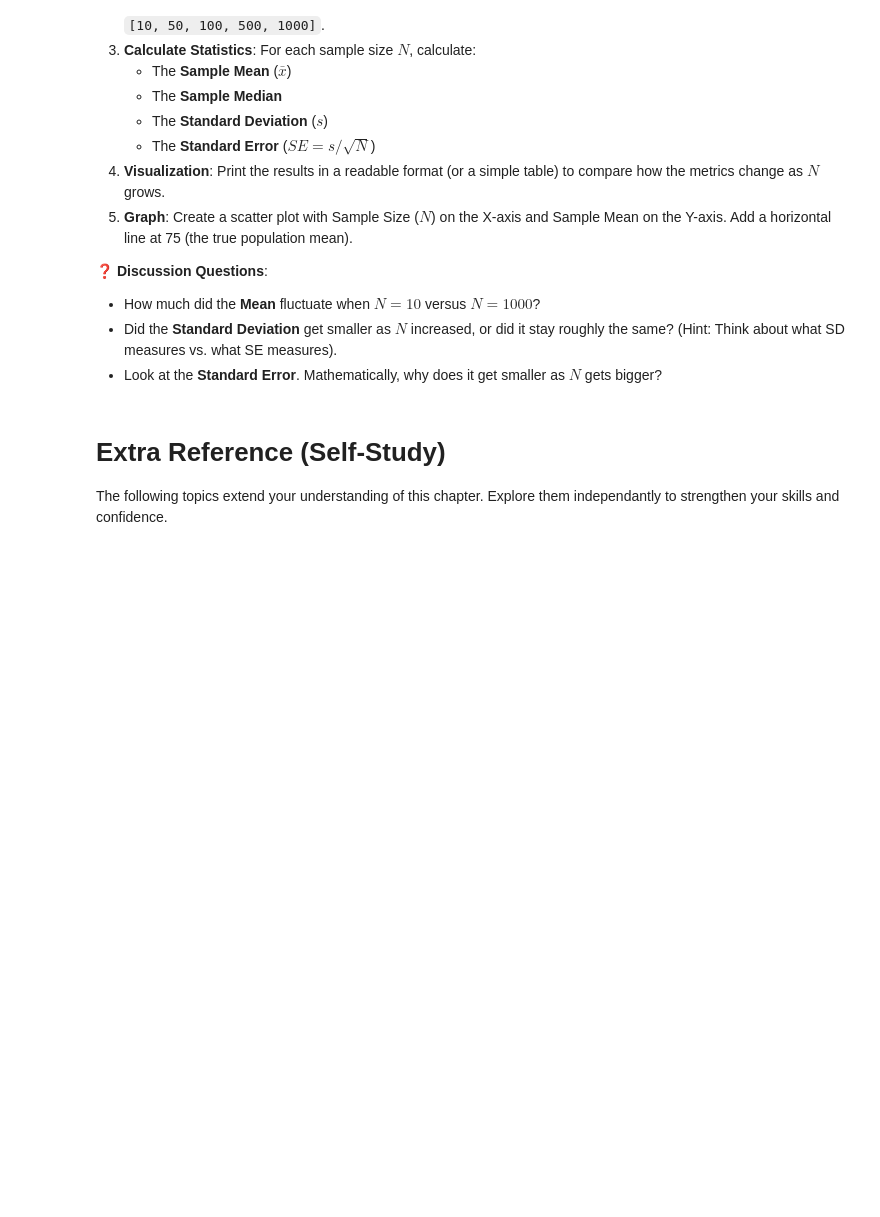
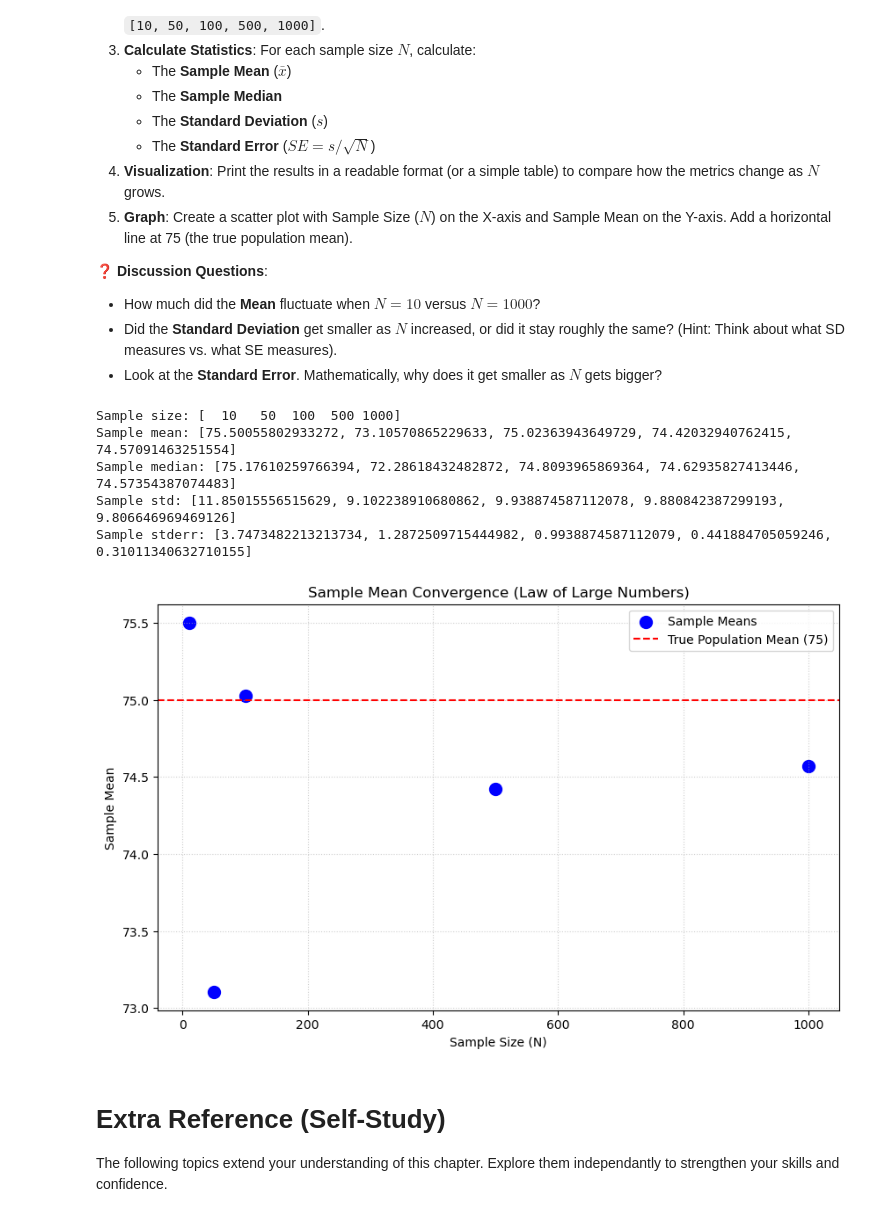
Before and after one commit to khoonseng/5m-data-3.1-probability-statistics, a Jupyter notebook: notebooks/Part_1_probability_statistics_lesson.ipynb, the cells around one changed output. Drawn from its saved outputs; the diff is of its cells as text; code cells hidden in the pictures; blank space fills up the shorter version.

```diff
--- a/notebooks/Part_1_probability_statistics_lesson.ipynb
+++ b/notebooks/Part_1_probability_statistics_lesson.ipynb
@@ -400,22 +400,59 @@ Standard error enables us to compare whether the means of two distributions diff
   * How much did the **Mean** fluctuate when $N=10$ versus $N=1000$?
   * Did the **Standard Deviation** get smaller as $N$ increased, or did it stay roughly the same? (Hint: Think about what SD measures vs. what SE measures).
   * Look at the **Standard Error**. Mathematically, why does it get smaller as $N$ gets bigger?
-# %%
-# Write your code here ...
-population = np.random.normal(loc=75, scale=10, size=1000)
-sample_sizes = np.array(10, 50, 100, 500, 1000)
-sample_mean = []
-sample_median = []
-sample_std = []
-sample_stderr = []
-for s in sample_sizes:
-    # sample mean
-    s_mean = np.mean()
-    # sample median
-
-    # standard deviation
-
-    # standard error
+# %%
+# Write your code here ...
+import numpy as np
+import matplotlib.pyplot as plt
+
+population = np.random.normal(loc=75, scale=10, size=1000)
+sample_sizes = np.array([10, 50, 100, 500, 1000])
+sample_mean = []
+sample_median = []
+sample_std = []
+sample_stderr = []
+for s in sample_sizes:
+    # Sampling students from the population
+    sample = np.random.choice(population, size=s, replace=False)
+
+    # Calculating measures of central tendency and dispersion
+    s_mean = np.mean(sample)
+    s_median = np.median(sample)
+    s_std = np.std(sample, ddof=1) # Sample standard deviation (s)
+    s_stderr = s_std / np.sqrt(s) # SE = s / sqrt(N)
+
+    # Store for plotting
+    sample_mean.append(s_mean)
+    sample_median.append(s_median)
+    sample_std.append(s_std)
+    sample_stderr.append(s_stderr)
+
+# Graph: Create a scatter plot of Sample Size vs. Sample Mean
+# N_vals, mean_vals = zip(*results)
+print(f"Sample size:", sample_sizes)
+print(f"Sample mean:", sample_mean)
+print(f"Sample median:", sample_median)
+print(f"Sample std:", sample_std)
+print(f"Sample stderr:", sample_stderr)
+
+
+plt.figure(figsize=(10, 6))
+plt.scatter(sample_sizes, sample_mean, color='blue', s=100, label='Sample Means')
+plt.axhline(y=75, color='red', linestyle='--', label='True Population Mean (75)')
+
+plt.title('Sample Mean Convergence (Law of Large Numbers)')
+plt.xlabel('Sample Size (N)')
+plt.ylabel('Sample Mean')
+plt.legend()
+plt.grid(True, linestyle=':', alpha=0.6)
+plt.show()
+# %% [output]
+Sample size: [  10   50  100  500 1000]
+Sample mean: [75.50055802933272, 73.10570865229633, 75.02363943649729, 74.42032940762415, 74.57091463251554]
+Sample median: [75.17610259766394, 72.28618432482872, 74.8093965869364, 74.62935827413446, 74.57354387074483]
+Sample std: [11.85015556515629, 9.102238910680862, 9.938874587112078, 9.880842387299193, 9.806646969469126]
+Sample stderr: [3.7473482213213734, 1.2872509715444982, 0.9938874587112079, 0.441884705059246, 0.31011340632710155]
+[figure, added]
 # %% [markdown]
 # Extra Reference (Self-Study)
 The following topics extend your understanding of this chapter. Explore them independantly to strengthen your skills and confidence.
```
Also changed, not shown: parts of 21 cells of this notebook.
